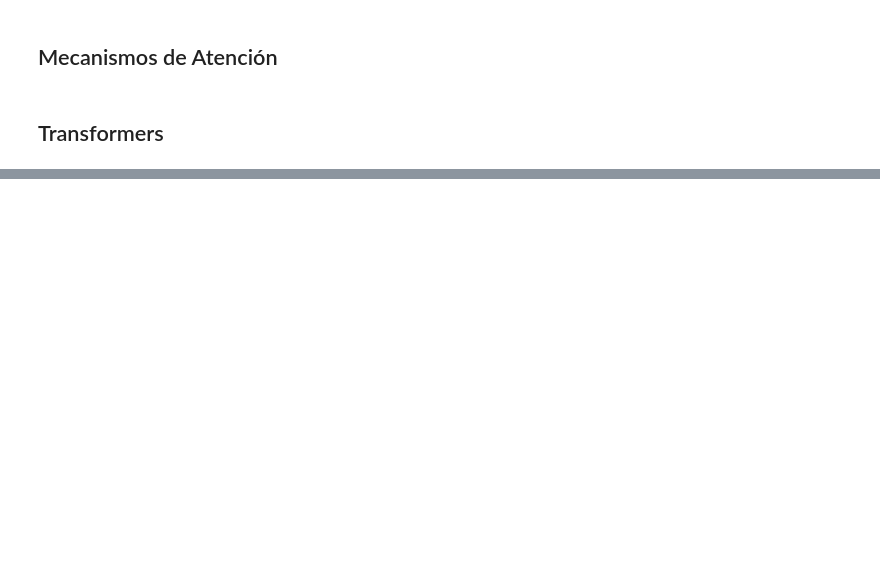
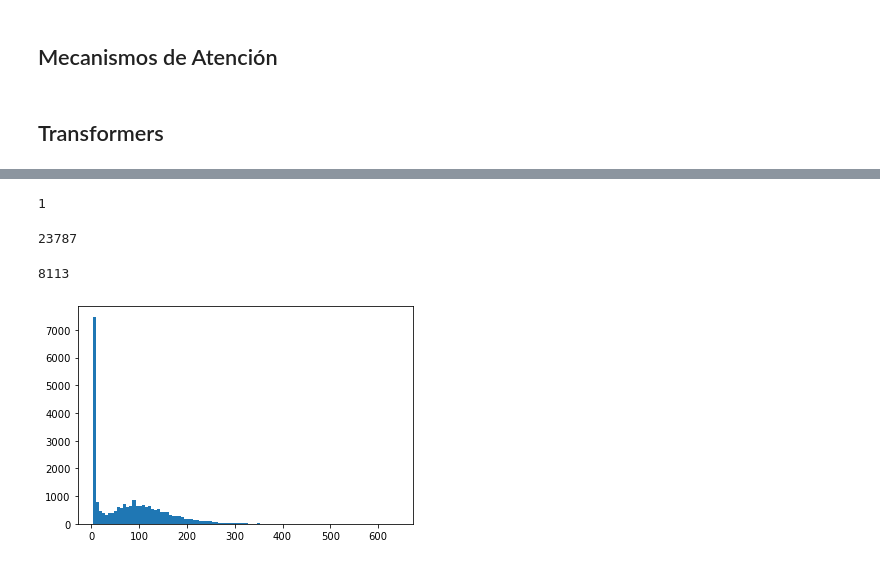
Before and after one commit to ramajoballester/mil_deeplearning, a Jupyter notebook: 3_RNN.ipynb, the cells around one changed output, grey strips where cells are left out. Cells and saved outputs as stored; diff of their text form; code cells hidden in the pictures; blank space fills up the shorter version.

```diff
--- a/3_RNN.ipynb
+++ b/3_RNN.ipynb
@@ -222,0 +865,8 @@ for epoch in range(1, 10):
+# %%
+# El tokenizador separa las oraciones en secuencias de palabras
+tokenizer = torchtext.data.get_tokenizer('basic_english')
+# Convertir a minúsculas y eliminar marcas de puntuación
+train_preprocessed = ['<sos> '+(' '.join(token for token in tokenizer(each.lower()) \
+                       if token not in punctuation))+' <eos>' for each in train_data]
+test_preprocessed = ['<sos> '+(' '.join(token for token in tokenizer(each.lower()) \
+                       if token not in punctuation))+' <eos>' for each in test_data]
@@ -222,0 +877,39 @@ for epoch in range(1, 10):
+# %%
+# Frecuencia mínima para aparecer en el vocabulario
+min_freq = 20
+# Contador para repeticiones de palabras
+counter = Counter()
+specials = ['<unk>', '<sos>', '<eos>', '<pad>']
+# specials = ['<unk>', '<PAD>']
+for each in specials:
+    counter.update([each])
+    counter[each] = min_freq
+for line in train_preprocessed:
+    counter.update(tokenizer(line))
+vocab = torchtext.vocab.vocab(dict(counter), min_freq=min_freq)
+# Índice para tokens OOV (Out Of Vocabulary)
+vocab.set_default_index(0)
+# %%
+vocab.get_stoi()['<sos>']
+# %% [output]
+1
+# %%
+counter['<sos>']
+# %% [output]
+23787
+# %%
+len(vocab)
+# %% [output]
+8113
+# %%
+# Transformación de palabras en números enteros (tokens)
+# glove = torchtext.vocab.GloVe(name="6B", dim=50)
+text_transform = lambda x: [glove[token] for token in tokenizer(x)]
+train_tokenized = [text_transform(each) for each in train_preprocessed]
+test_tokenized = [text_transform(each) for each in test_preprocessed]
+# %%
+train_lengths = [len(each) for each in train_tokenized]
+# %%
+plt.hist(train_lengths, bins=100);
+# %% [output]
+[figure, added]
```
Also changed, not shown: parts of 78 cells of this notebook.
